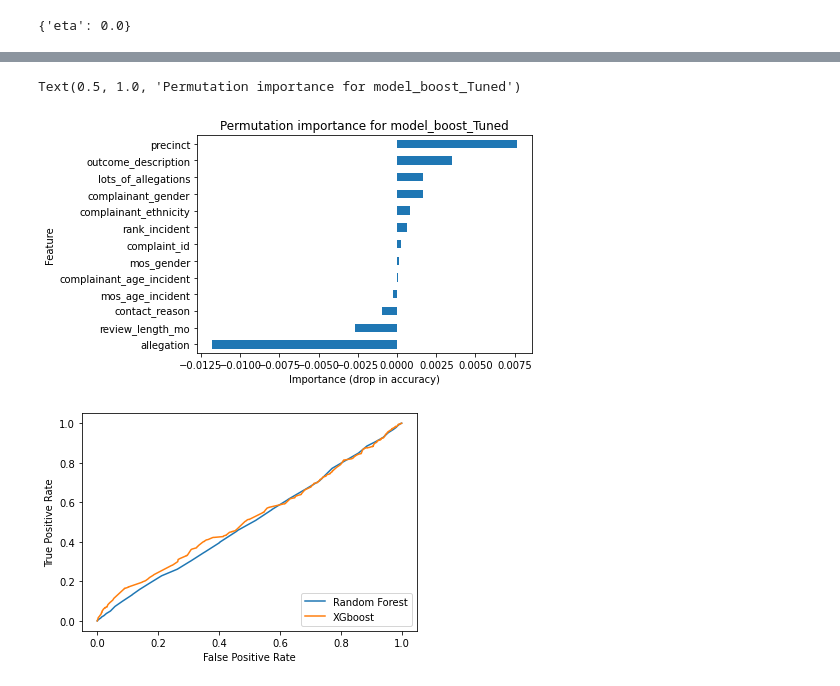
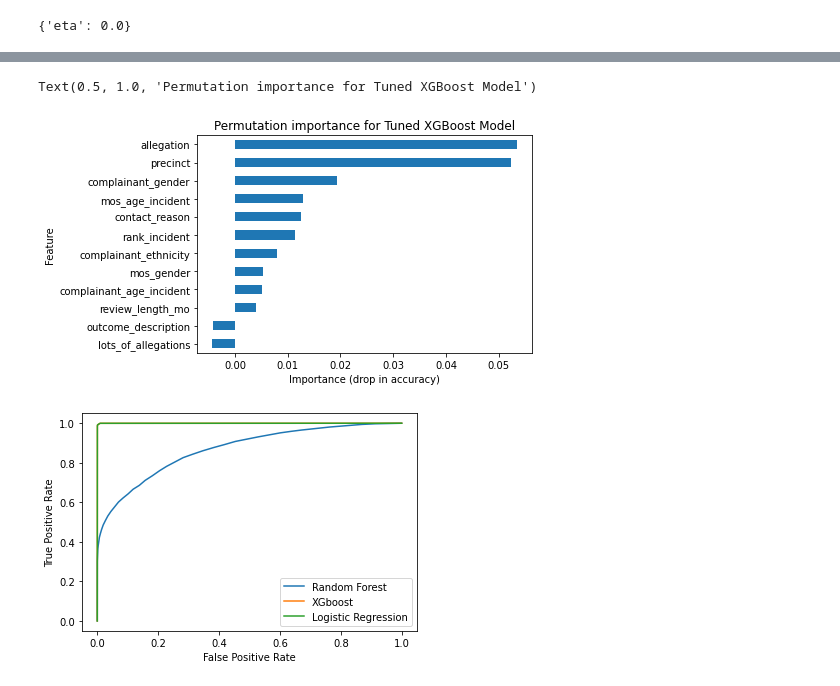
Before and after one commit to BobBriksz/Blog-2, a Jupyter notebook: Blog2code.ipynb, the cells around one changed output, grey strips where cells are left out. Cells and saved outputs as stored; diff of their text form; code cells hidden in the pictures.

```diff
--- a/Blog2code.ipynb
+++ b/Blog2code.ipynb
@@ -351,9 +381,9 @@ model_boost = XGBClassifier(booster= 'dart',
                   random_state= 42,
                   n_jobs=-1)
 # %%
-#reinitialize the test and training data
-XT_train = ct.fit_transform(X_train)
-XT_test = ct_test.fit_transform(X_test)
+# #reinitialize the test and training data
+X_res_train, y_res_train = sm.fit_sample(XT_train, y_train)
+X_res_val, y_res_val = sm.fit_sample(XT_val, y_val)
 # %%
-model_boost.fit(XT_train, y_train)
+model_boost.fit(X_res_train, y_res_train)
 # %% [output]
@@ -439,5 +467,5 @@ model_boost_tuned = XGBClassifier(booster='dart',
 XT_train = ct.fit_transform(X_train)
 XT_val = ct_test.fit_transform(X_test)
 # %%
-model_boost_tuned.fit(XT_train, y_train)
+model_boost_tuned.fit(X_res_train, y_res_train)
 # %% [output]
@@ -489,3 +512,10 @@ perm_imp = permutation_importance(model_boost_tuned,
+# %%
+#get the permutation importance for the data sets
+perm_imp = permutation_importance(model_boost_tuned,
+                                  X_res_val,
+                                  y_res_val,
+                                  n_jobs=11,
+                                  random_state=42)
 # %%
 data = {'importances_mean' : perm_imp['importances_mean'],
         'importances_std' : perm_imp['importances_std']}
@@ -495,14 +525,15 @@ importance_df.sort_values(by='importances_mean', inplace=True)
 # %%
 importance_df['importances_mean'].plot(kind='barh')
 plt.xlabel('Importance (drop in accuracy)')
 plt.ylabel('Feature')
-plt.title('Permutation importance for model_boost_Tuned')
+plt.title('Permutation importance for Tuned XGBoost Model')
 # %% [output]
-Text(0.5, 1.0, 'Permutation importance for model_boost_Tuned')
+Text(0.5, 1.0, 'Permutation importance for Tuned XGBoost Model')
-[figure, old version]
+[figure, new version]
 # %%
-rf =  plot_roc_curve(tuned_model_rf, XT_test, y_test, label='Random Forest')
-xgb = plot_roc_curve(model_boost_tuned, XT_test, y_test, ax=rf.ax_, label='XGboost')
+rf =  plot_roc_curve(tuned_model_rf, X_res_train, y_res_train, label='Random Forest')
+xgb = plot_roc_curve(model_boost_tuned, X_res_train, y_res_train, ax=rf.ax_, label='XGboost')
+logreg = plot_roc_curve(model_boost_tuned, X_res_train, y_res_train, ax=rf.ax_, label='Logistic Regression')
 plt.legend;
 # %% [output]
-[figure, old version]
+[figure, new version]
```
Also changed, not shown: parts of 36 cells of this notebook.
